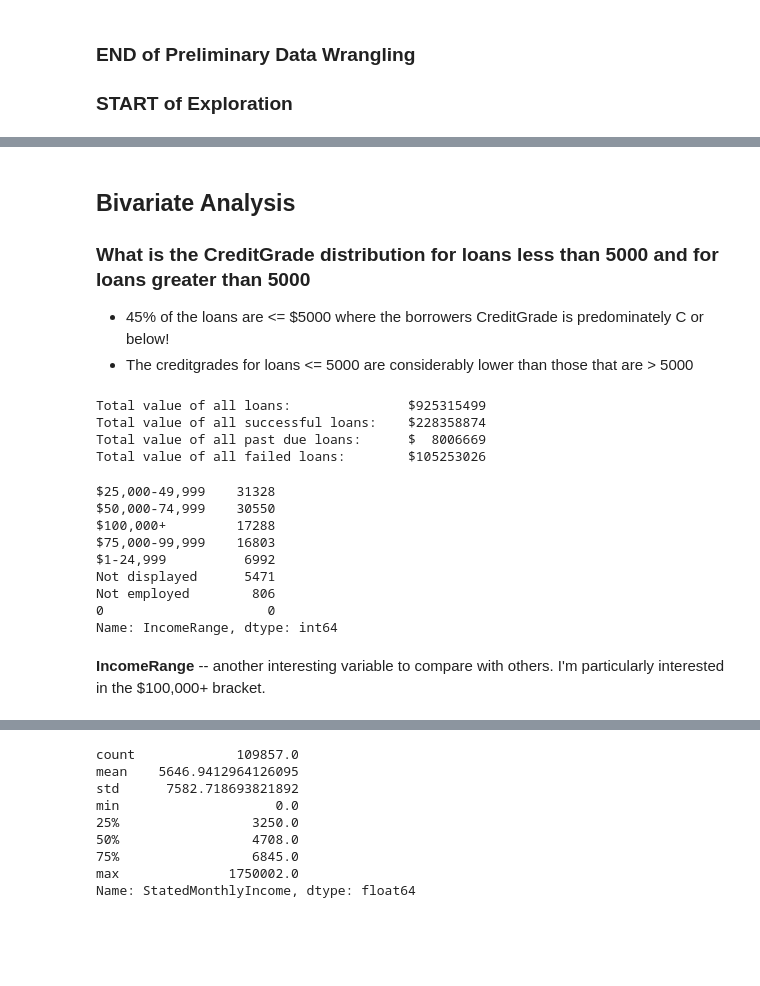
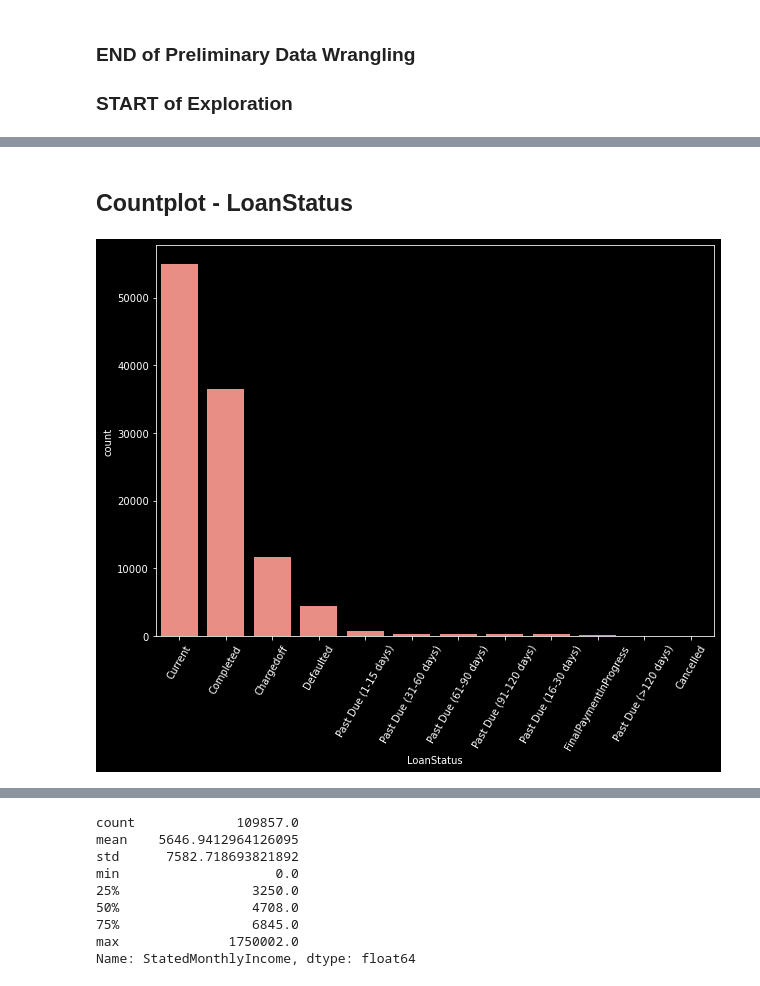
Before and after one commit to aaronremski/Visuals, a Jupyter notebook: Prosper Loan Data Exploration.ipynb, the cells around one changed output, grey strips where cells are left out. Saved outputs shown, nothing was run; the diff lists cells and outputs as text; code cells hidden in the pictures; blank space fills up the shorter version.

Commit message:
Near complete revisions - still need a clear analysis

```diff
--- a/Prosper Loan Data Exploration.ipynb
+++ b/Prosper Loan Data Exploration.ipynb
@@ -425,30 +286,11 @@ plt.ylim(0,4000);
-# %% [markdown]
-## Bivariate Analysis
-### What is the CreditGrade distribution for loans less than 5000 and for loans greater than 5000
-* 45% of the loans are <= $5000 where the borrowers CreditGrade is predominately C or below!
-* The creditgrades for loans <= 5000 are considerably lower than those that are > 5000<br>
-# %%
-# Loan status totals
-print(f"Total value of all loans:\t\t${loanDF3.LoanOriginalAmount.sum()}")
-print(f"Total value of all successful loans:\t${successful['LoanOriginalAmount'].sum()}")
-#print(f"Total value of all past due loans:\t$  {all_past.LoanOriginalAmount.sum()}")
-print(f"Total value of all failed loans:\t${failed.LoanOriginalAmount.sum()}")
-# %% [output]
-Total value of all loans:               $925315499
-Total value of all successful loans:    $228358874
-Total value of all past due loans:      $  8006669
-Total value of all failed loans:        $105253026
-# %%
-loanDF.IncomeRange.value_counts()
-# %% [output]
-$25,000-49,999    31328
-$50,000-74,999    30550
-$100,000+         17288
-$75,000-99,999    16803
-$1-24,999          6992
-Not displayed      5471
-Not employed        806
-0                     0
-Name: IncomeRange, dtype: int64
-# %% [markdown]
-**IncomeRange** -- another interesting variable to compare with others. I'm particularly interested in the $100,000+ bracket.
+# %% [markdown]
+## Countplot - LoanStatus
+# %%
+# Visualize LoanStatus distribution
+
+fig = plt.figure(figsize=[10,7])
+ax = fig.add_axes([0.125, 0.125, 0.775, 0.775])
+ax.tick_params(axis='x', rotation=60)
+sb.countplot(data=loanDF, x='LoanStatus', color=sb.color_palette()[3], order=loanDF.LoanStatus.value_counts().index);
+# %% [output]
+[figure, added]
```
Also changed, not shown: parts of 116 cells of this notebook, 1 other file.
